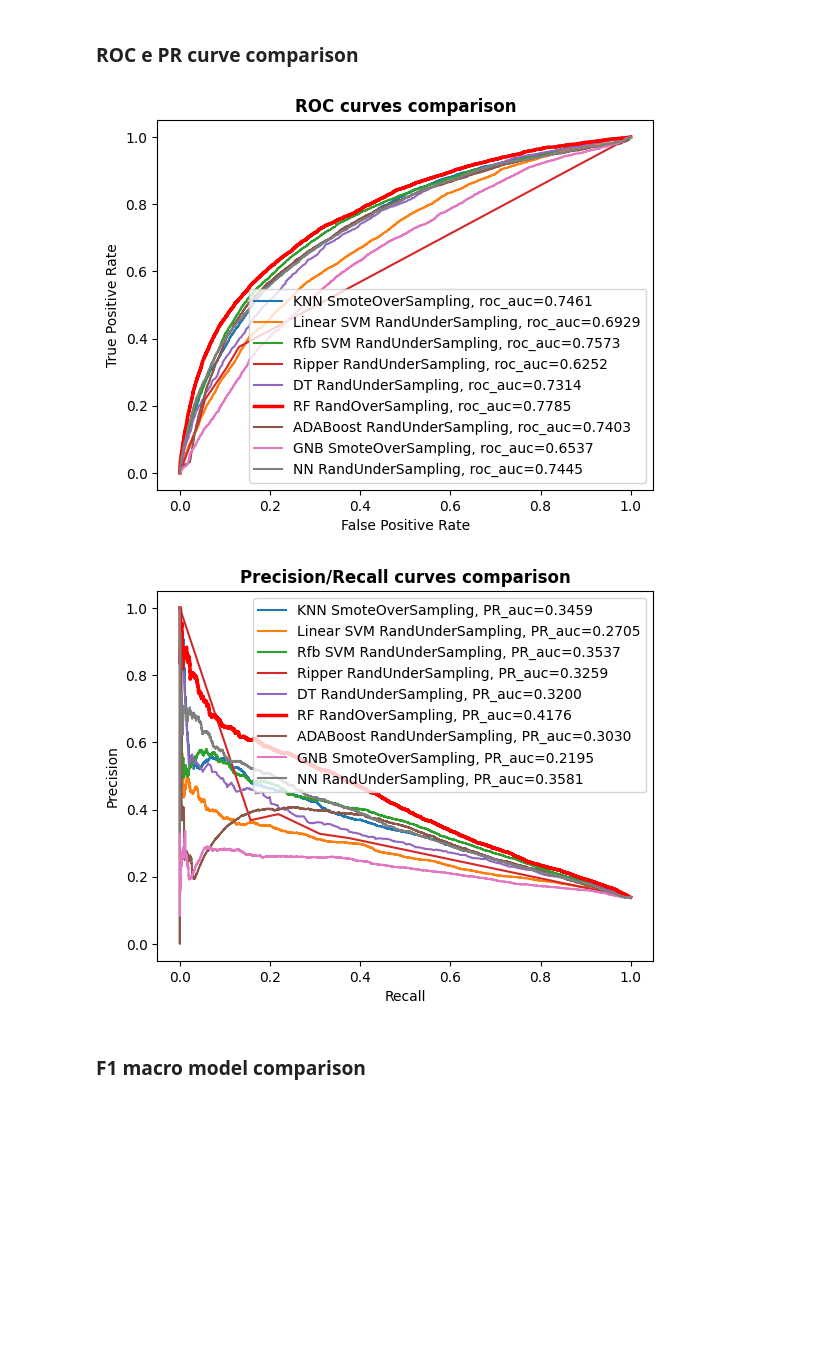
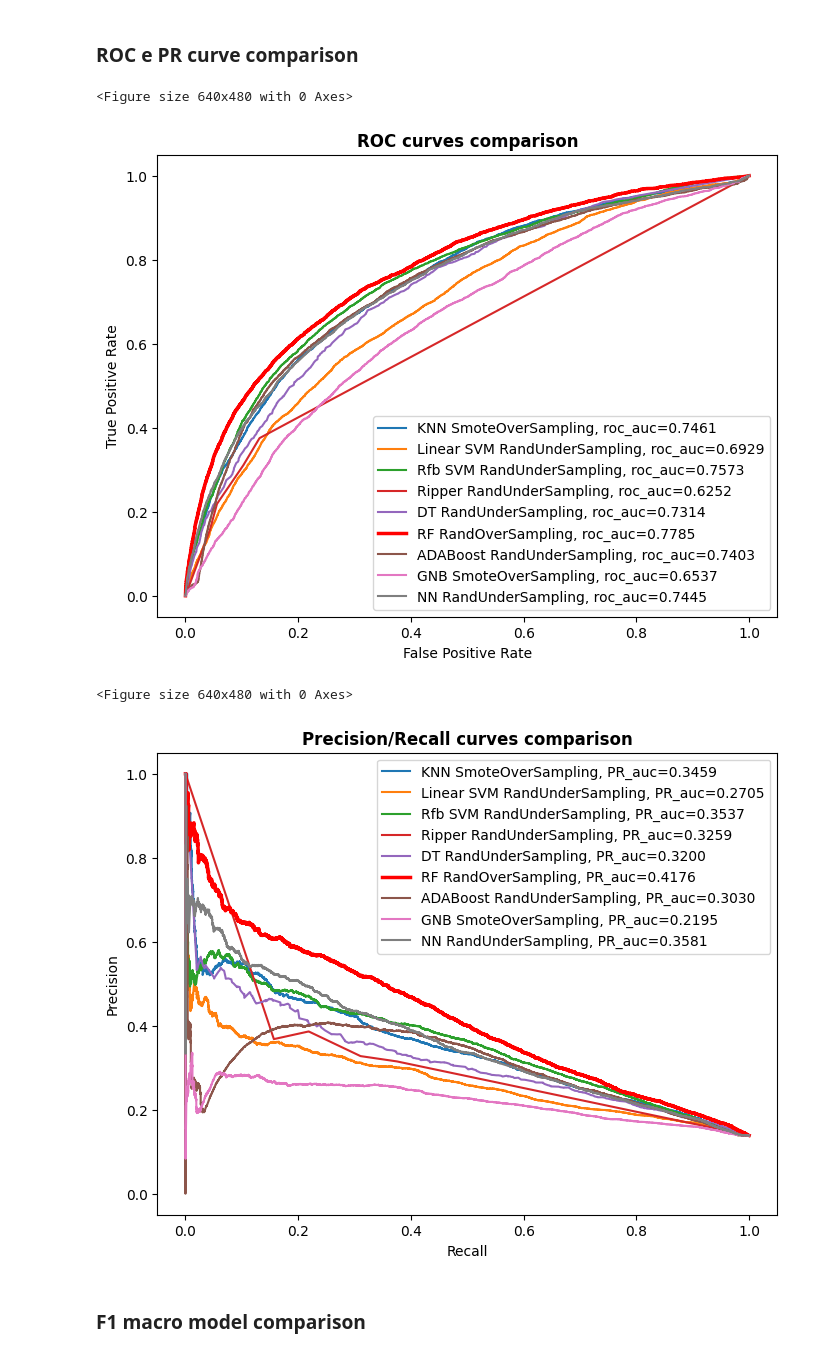
Before and after one commit to luca-rizzo/dm-2024-project, a Jupyter notebook: notebook/task_4/classification_comparison.ipynb, the cells around one changed output. Saved outputs shown, nothing was run; the diff lists cells and outputs as text; code cells hidden in the pictures; blank space fills up the shorter version.

```diff
--- a/notebook/task_4/classification_comparison.ipynb
+++ b/notebook/task_4/classification_comparison.ipynb
@@ -32,22 +34,24 @@ _, _, nn_under_predicted_labels, nn_under_probability_class_res = load_classific
 # %%
 from classification_utility import compare_roc_curves, compare_pr_curves
 
 curves = [
     (knn_smote_probability_class_res, "KNN SmoteOverSampling"),
     (linear_svm_under_probability_class_res, "Linear SVM RandUnderSampling"),
     (rbf_svm_under_probability_class_res, "Rfb SVM RandUnderSampling"),
     (ripper_under_probability_class_res, "Ripper RandUnderSampling"),
     (results_dt_under_sampling, "DT RandUnderSampling"),
     (results_rf_over_sampling, "RF RandOverSampling"),
     (results_abc_under_sampling, "ADABoost RandUnderSampling"),
     (results_gnb_smote_sampling, "GNB SmoteOverSampling"),
     (nn_under_probability_class_res, "NN RandUnderSampling")
 ]
-compare_roc_curves(curves, title="ROC curves comparison")
-compare_pr_curves(curves, title="Precision/Recall curves comparison")
+compare_roc_curves(curves, title="ROC curves comparison", figsize=(8, 6))
+compare_pr_curves(curves, title="Precision/Recall curves comparison", figsize=(8, 6))
 # %% [output]
+<Figure size 640x480 with 0 Axes>
-[figure, old version]
+[figure, new version]
+<Figure size 640x480 with 0 Axes>
-[figure, old version]
+[figure, new version]
 # %% [markdown]
 ### F1 macro model comparison
 # %%
```
Also changed, not shown: parts of 2 cells of this notebook, 1 other file.
